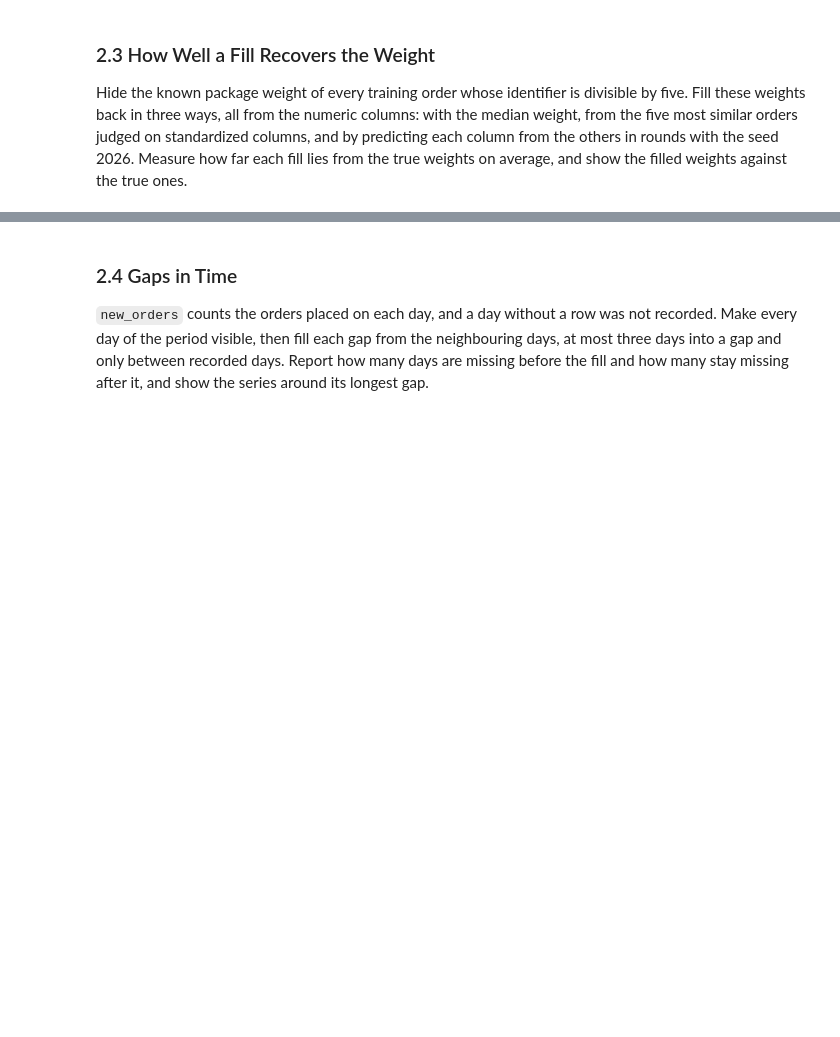
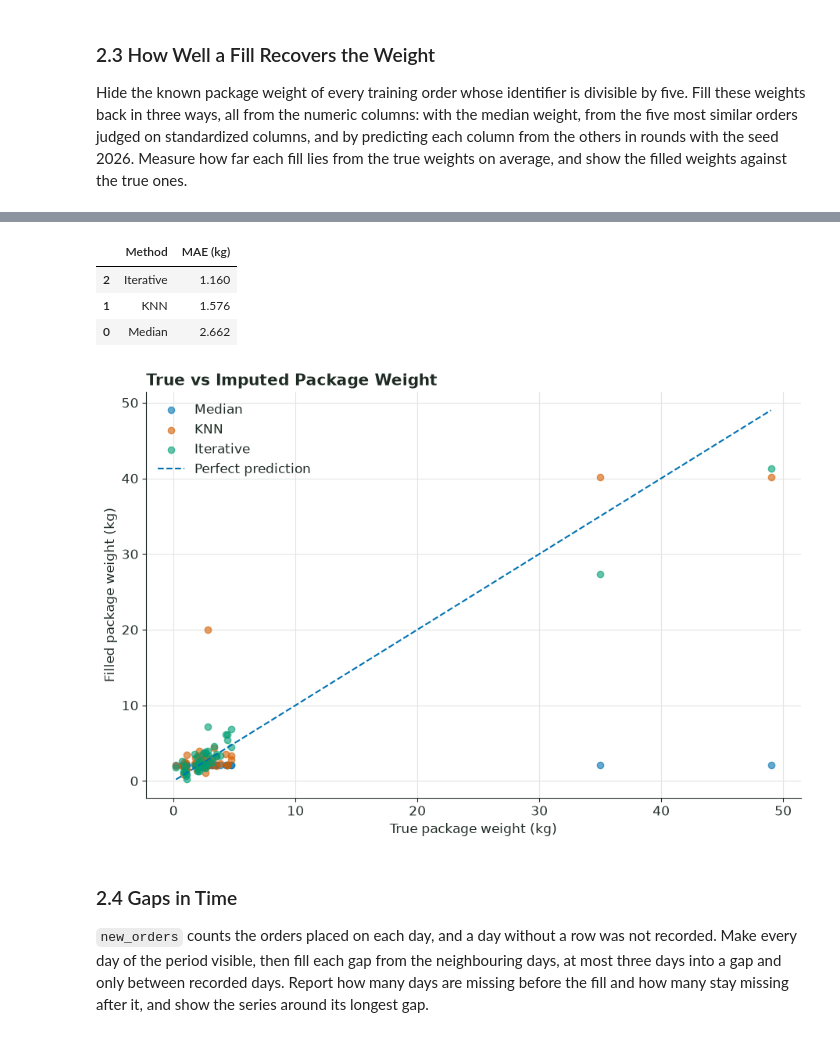
Before and after one commit to andrejgruevski/data-science, a Jupyter notebook: labs/03-online-orders/notebook.ipynb, the cells around one changed output, grey strips where cells are left out. Cells and saved outputs as stored; diff of their text form; code cells hidden in the pictures; blank space fills up the shorter version.

Commit message:
Complete Lab 2 Task 2: Data splitting, imputation and time series interpolation

```diff
--- a/labs/03-online-orders/notebook.ipynb
+++ b/labs/03-online-orders/notebook.ipynb
@@ -345,4 +345,12 @@ Missing ratings: 0
 
 The orders placed on 1 September 2026 or later stand in for orders that the preparation has never seen. Set them aside as the test orders, `X_test` and `y_test`, and keep the earlier orders as the training orders, `X_train` and `y_train`, where `X` holds every column except the rating and `y` holds the rating. Every later step learns only from the training orders. Report the number of each.
 # %%
-# Write your solution here.
+# pretvoranje na datumot vo datetime
+df["ordered_on"] = pd.to_datetime(df["ordered_on"])
+
+#datum za podelba
+cutoff = pd.Timestamp("2026-09-01")
+
+#podelba na train i set spored datum
+train = df[df["ordered_on"] < cutoff].copy()
+test = df[df["ordered_on"] >= cutoff].copy()
@@ -361,3 +591,50 @@ Hide the known package weight of every training order whose identifier is divisi
+# %%
+
+# Presmetka na MAE za sekoj metod
+mae_results = pd.DataFrame({
+    "Method": ["Median", "KNN", "Iterative"],
+    "MAE (kg)": [
+        (predictions["True weight"] - predictions["Median"]).abs().mean(),
+        (predictions["True weight"] - predictions["KNN"]).abs().mean(),
+        (predictions["True weight"] - predictions["Iterative"]).abs().mean()
+    ]
+})
+
+# Podreduvanje od najmala do najgolema greska
+mae_results = mae_results.sort_values("MAE (kg)")
+
+display(mae_results.round(3))
+# %% [output]
+|  | Method | MAE (kg) |
+| 2 | Iterative | 1.160 |
+| 1 | KNN | 1.576 |
+| 0 | Median | 2.662 |
+# %%
+
+plt.figure(figsize=(9, 6))
+
+for method in ["Median", "KNN", "Iterative"]:
+    plt.scatter(
+        predictions["True weight"],
+        predictions[method],
+        alpha=0.6,
+        label=method
+    )
+
+# Idealna linija - tocno predviduvanje
+all_values = predictions.to_numpy()
+low = all_values.min()
+high = all_values.max()
+
+plt.plot([low, high], [low, high], "--", label="Perfect prediction")
+
+plt.xlabel("True package weight (kg)")
+plt.ylabel("Filled package weight (kg)")
+plt.title("True vs Imputed Package Weight")
+plt.legend()
+plt.show()
+# %% [output]
+[figure, added]
 # %% [markdown]
 ### 2.4 Gaps in Time
 
```
Also changed, not shown: parts of 11 cells of this notebook.
